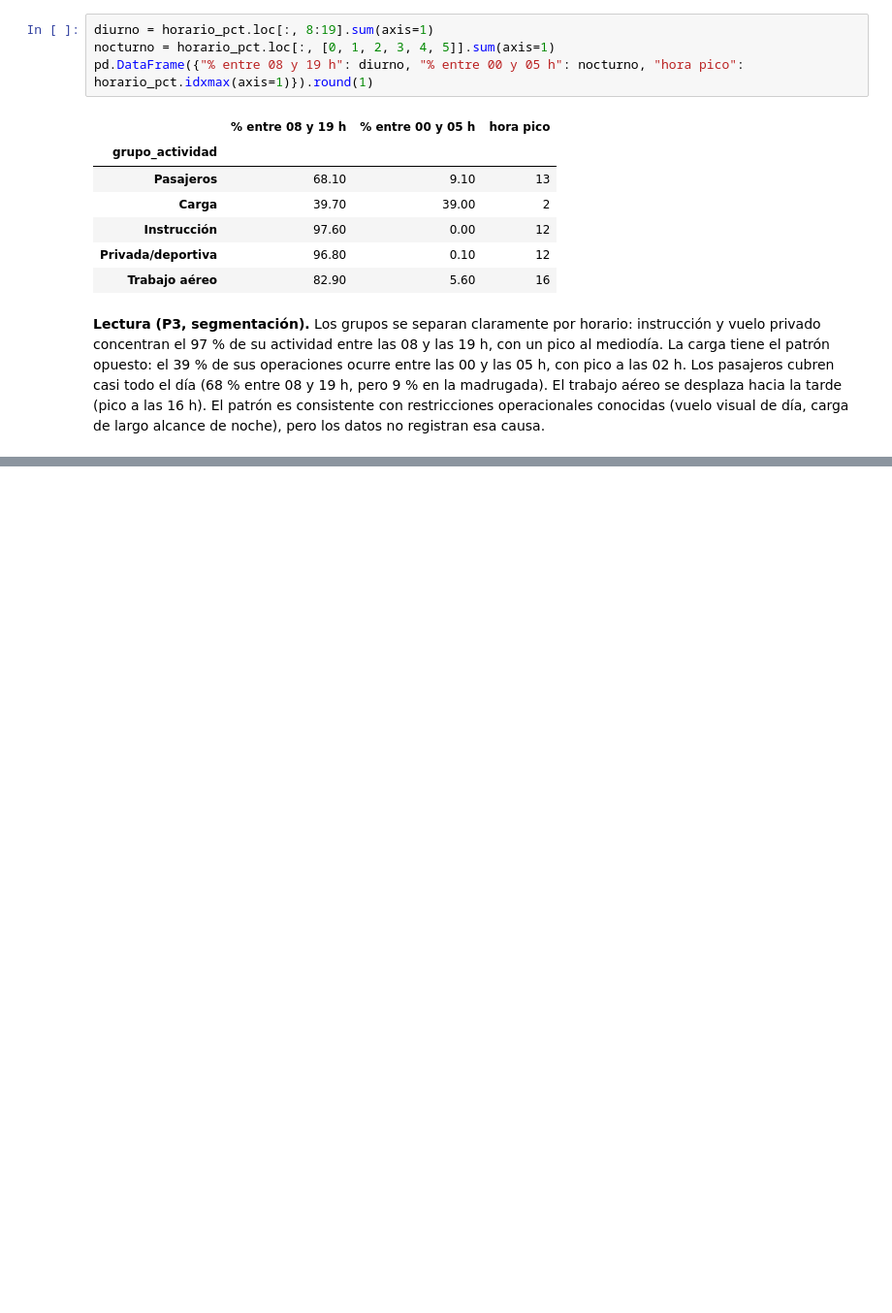
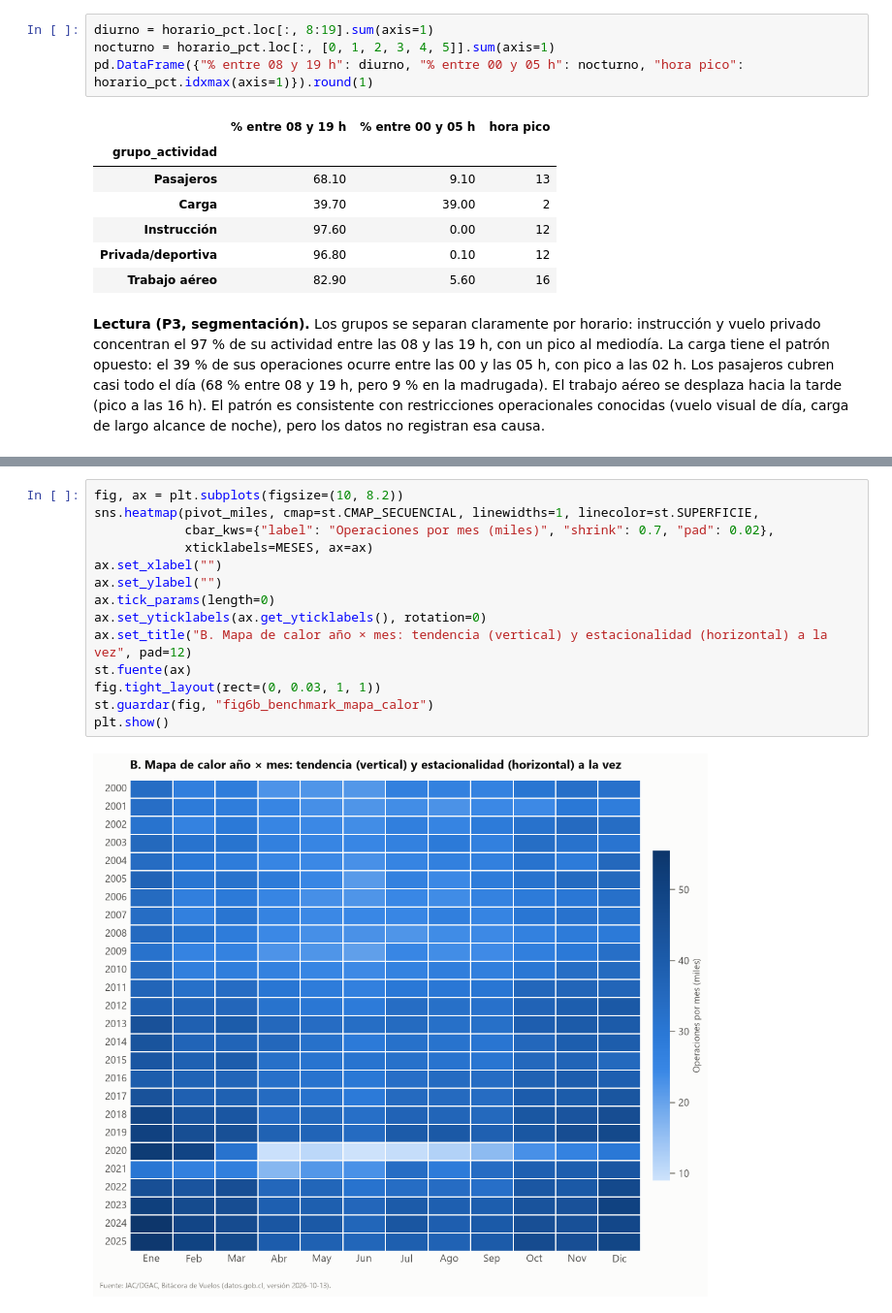
Before and after one commit to Gaboto1/visualizacion-transporte-rojas-gabriel, a Jupyter notebook: notebooks/evaluacion02.ipynb, the cells around one changed output, grey strips where cells are left out. Shown at 97% size. Saved outputs shown, nothing was run; the diff lists cells and outputs as text; blank space fills up the shorter version.

```diff
--- a/notebooks/evaluacion02.ipynb
+++ b/notebooks/evaluacion02.ipynb
@@ -1372,0 +1481,16 @@ pd.DataFrame({"% entre 08 y 19 h": diurno, "% entre 00 y 05 h": nocturno, "hora
+# %%
+fig, ax = plt.subplots(figsize=(10, 8.2))
+sns.heatmap(pivot_miles, cmap=st.CMAP_SECUENCIAL, linewidths=1, linecolor=st.SUPERFICIE,
+            cbar_kws={"label": "Operaciones por mes (miles)", "shrink": 0.7, "pad": 0.02},
+            xticklabels=MESES, ax=ax)
+ax.set_xlabel("")
+ax.set_ylabel("")
+ax.tick_params(length=0)
+ax.set_yticklabels(ax.get_yticklabels(), rotation=0)
+ax.set_title("B. Mapa de calor año × mes: tendencia (vertical) y estacionalidad (horizontal) a la vez", pad=12)
+st.fuente(ax)
+fig.tight_layout(rect=(0, 0.03, 1, 1))
+st.guardar(fig, "fig6b_benchmark_mapa_calor")
+plt.show()
+# %% [output]
+[figure, added]
```
Also changed, not shown: parts of 11 cells of this notebook, 3 other files.
